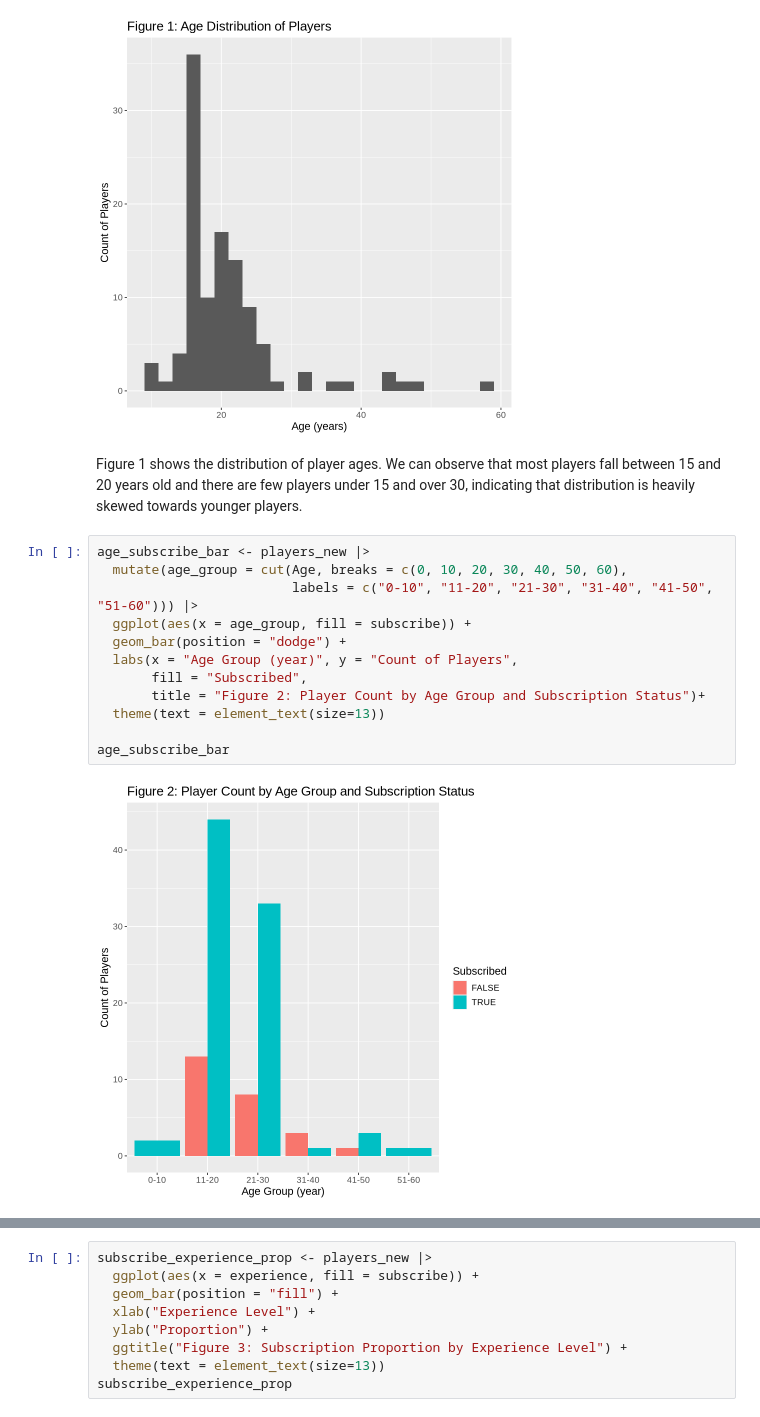
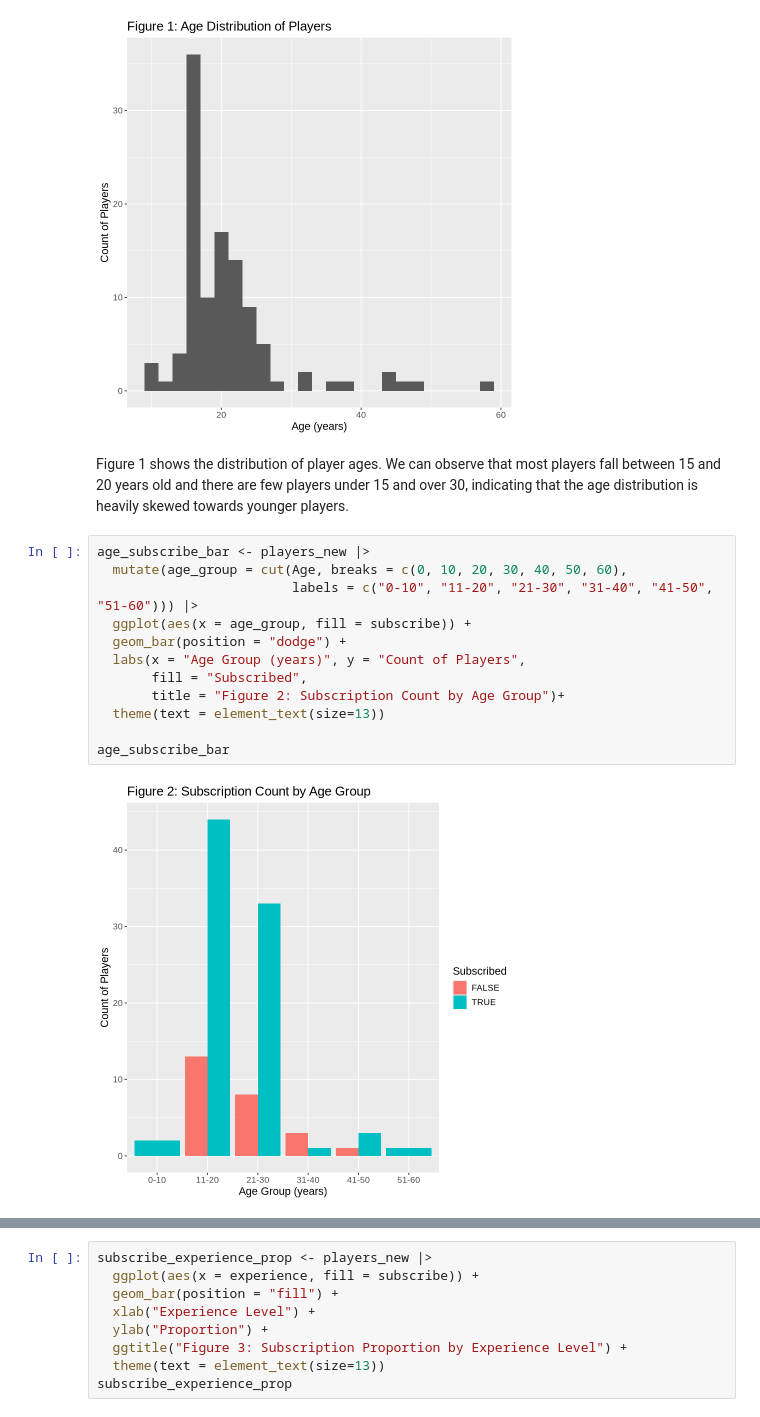
Before and after one commit to dod0bird/Dsci-Group-Project, a Jupyter notebook: Group report.ipynb, the cells around one changed output, grey strips where cells are left out. Saved outputs shown, nothing was run; the diff lists cells and outputs as text.

```diff
--- a/Group report.ipynb
+++ b/Group report.ipynb
@@ -206,19 +234,19 @@ age_distribution
 # %% [output]
 [figure]
 # %% [markdown]
-Figure 1 shows the distribution of player ages. We can observe that most players fall between 15 and 20 years old and there are few players under 15 and over 30, indicating that distribution is heavily skewed towards younger players.
+Figure 1 shows the distribution of player ages. We can observe that most players fall between 15 and 20 years old and there are few players under 15 and over 30, indicating that the age distribution is heavily skewed towards younger players.
 # %%
 age_subscribe_bar <- players_new |>
   mutate(age_group = cut(Age, breaks = c(0, 10, 20, 30, 40, 50, 60),
                          labels = c("0-10", "11-20", "21-30", "31-40", "41-50", "51-60"))) |>
   ggplot(aes(x = age_group, fill = subscribe)) +
   geom_bar(position = "dodge") +
-  labs(x = "Age Group (year)", y = "Count of Players",
+  labs(x = "Age Group (years)", y = "Count of Players",
        fill = "Subscribed",
-       title = "Figure 2: Player Count by Age Group and Subscription Status")+
+       title = "Figure 2: Subscription Count by Age Group")+
   theme(text = element_text(size=13))
 
 age_subscribe_bar
 # %% [output]
-[figure, old version]
+[figure, new version]
 # %% [markdown]
```
Also changed, not shown: parts of 13 cells of this notebook.
